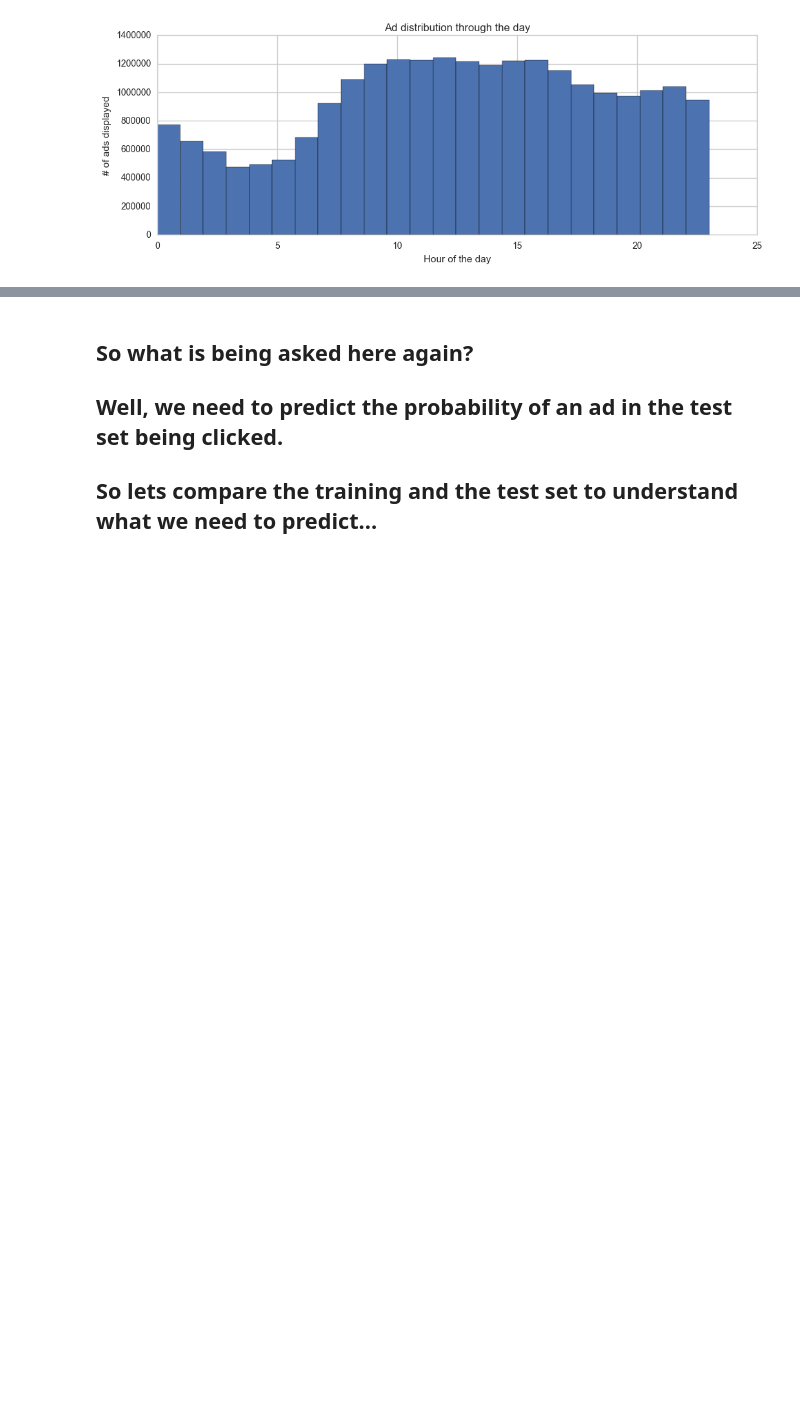
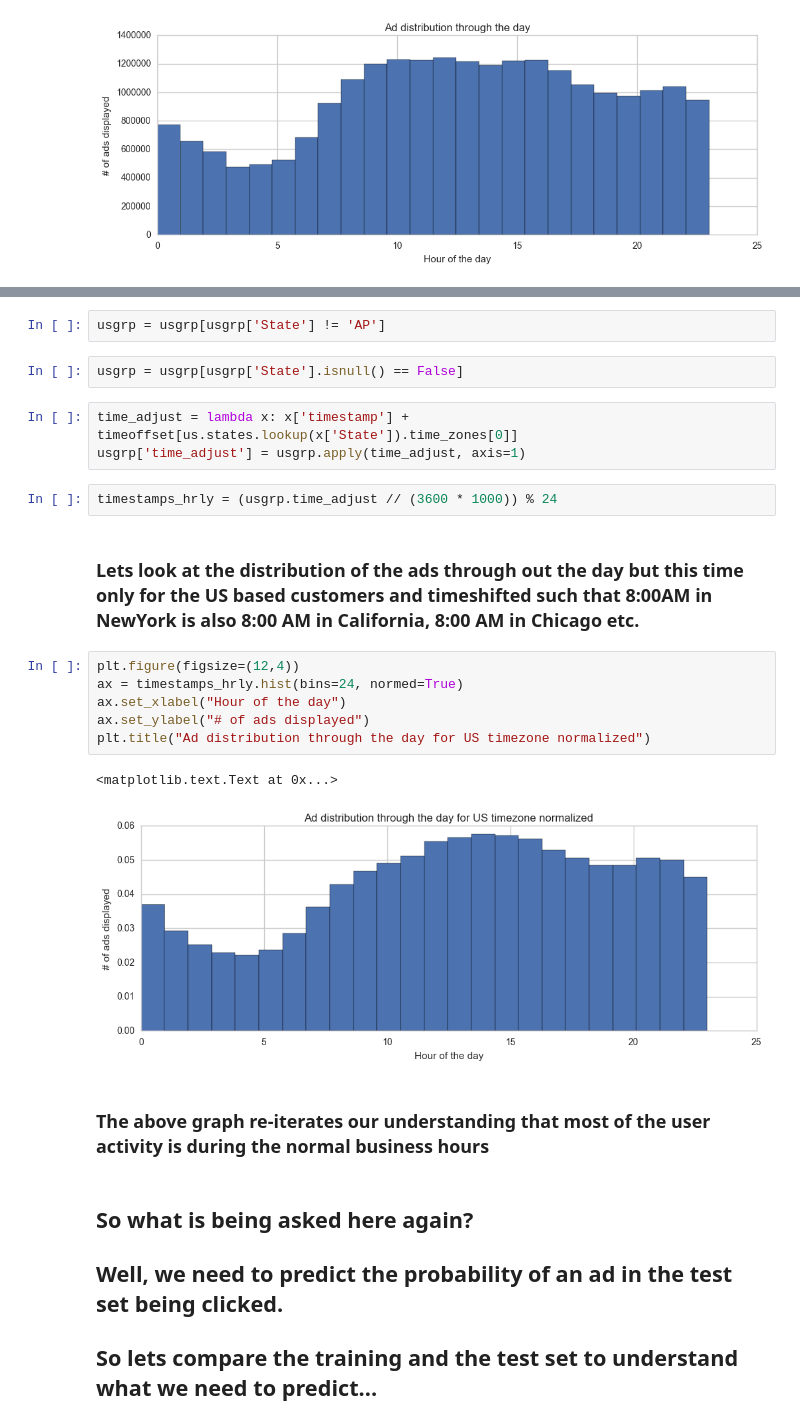
Before and after one commit to vishalchangrani/outbrain, a Jupyter notebook: Outbrain.ipynb, the cells around one changed output, grey strips where cells are left out. Cells and saved outputs as stored; diff of their text form; blank space fills up the shorter version.

```diff
--- a/Outbrain.ipynb
+++ b/Outbrain.ipynb
@@ -91,3 +215,25 @@ plt.title("Ad distribution through the day")
+# %%
+usgrp = usgrp[usgrp['State'] != 'AP']
+# %%
+usgrp = usgrp[usgrp['State'].isnull() == False]
+# %%
+time_adjust = lambda x: x['timestamp'] + timeoffset[us.states.lookup(x['State']).time_zones[0]]
+usgrp['time_adjust'] = usgrp.apply(time_adjust, axis=1)
+# %%
+timestamps_hrly = (usgrp.time_adjust // (3600 * 1000)) % 24
+# %% [markdown]
+### Lets look at the distribution of the ads through out the day but this time only for the US based customers and timeshifted such that 8:00AM in NewYork is also 8:00 AM in California, 8:00 AM in Chicago etc.
+# %%
+plt.figure(figsize=(12,4))
+ax = timestamps_hrly.hist(bins=24, normed=True)
+ax.set_xlabel("Hour of the day")
+ax.set_ylabel("# of ads displayed")
+plt.title("Ad distribution through the day for US timezone normalized")
+# %% [output]
+<matplotlib.text.Text at 0x...>
+[figure, added]
+# %% [markdown]
+### The above graph re-iterates our understanding that most of the user activity is during the normal business hours
 # %% [markdown]
 ## So what is being asked here again?
 ## Well, we need to predict the probability of an ad in the test set being clicked.
```
Also changed, not shown: parts of 51 cells of this notebook.
